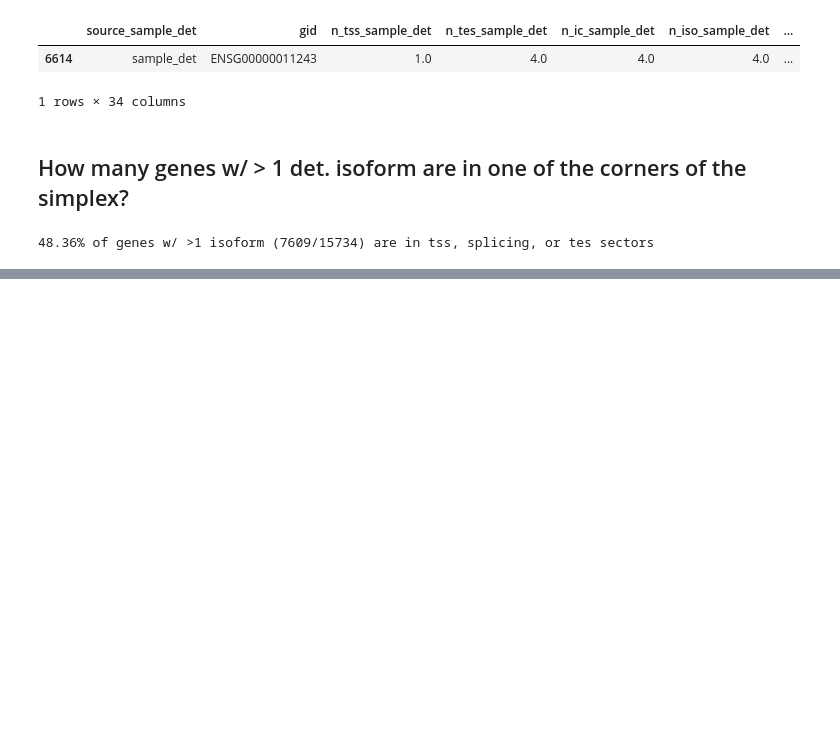
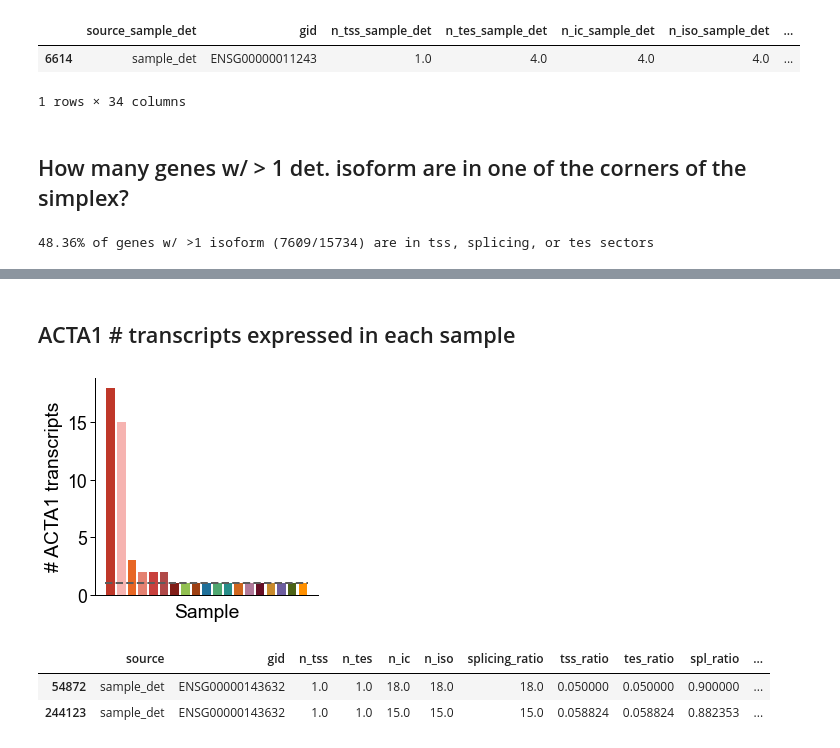
Before and after one commit to fairliereese/paper_rnawg, a Jupyter notebook: figures/fig3/fig3.ipynb, the cells around one changed output, grey strips where cells are left out. Saved outputs shown, nothing was run; the diff lists cells and outputs as text; code cells hidden in the pictures; blank space fills up the shorter version.

```diff
--- a/figures/fig3/fig3.ipynb
+++ b/figures/fig3/fig3.ipynb
@@ -185,0 +375,18 @@ print(f'{(n_num/n)*100:.2f}% of genes w/ >1 isoform ({n_num}/{n}) are in tss, sp
+# %% [markdown]
+## ACTA1 # transcripts expressed in each sample
+# %%
+ca = cerberus.read(cerberus_h5)
+plot_n_transcripts_per_sample(ca,
+                              'ACTA1',
+                              'sample_det',
+                              'figures/acta1_transcripts_per_sample.pdf')
+# %% [output]
+[figure, added]
+# %%
+ca.triplets.loc[(ca.triplets.gname=='ACTA1')&\
+                (ca.triplets['sample'].isin(['heart', 'muscle']))&\
+                (ca.triplets.source=='sample_det')]
+# %% [output]
+|  | source | gid | n_tss | n_tes | n_ic | n_iso | splicing_ratio | tss_ratio | tes_ratio | spl_ratio | ... |
+| 54872 | sample_det | ENSG00000143632 | 1.0 | 1.0 | 18.0 | 18.0 | 18.0 | 0.050000 | 0.050000 | 0.900000 | ... |
+| 244123 | sample_det | ENSG00000143632 | 1.0 | 1.0 | 15.0 | 15.0 | 15.0 | 0.058824 | 0.058824 | 0.882353 | ... |
```
Also changed, not shown: parts of 15 cells of this notebook, 8 other files.
